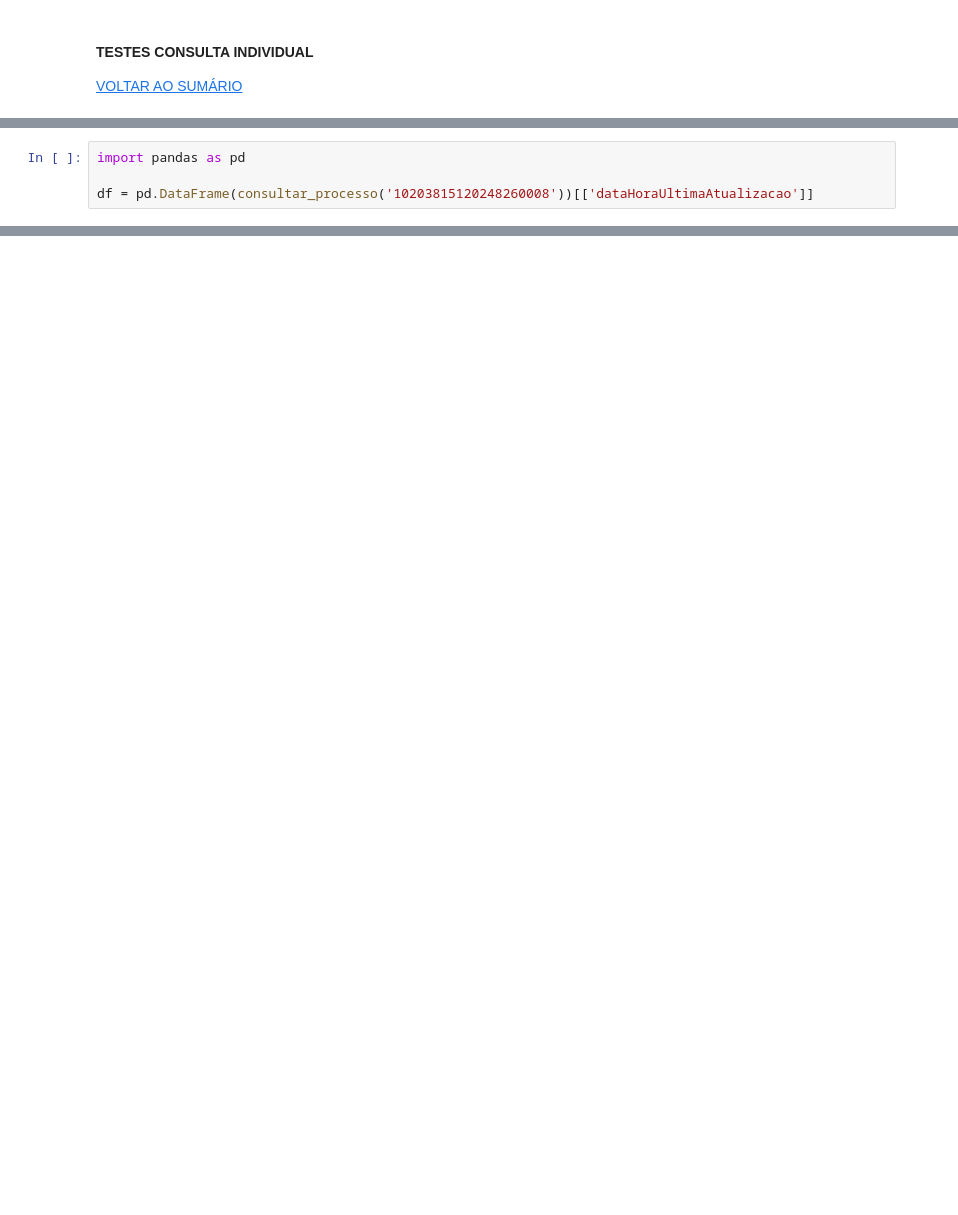
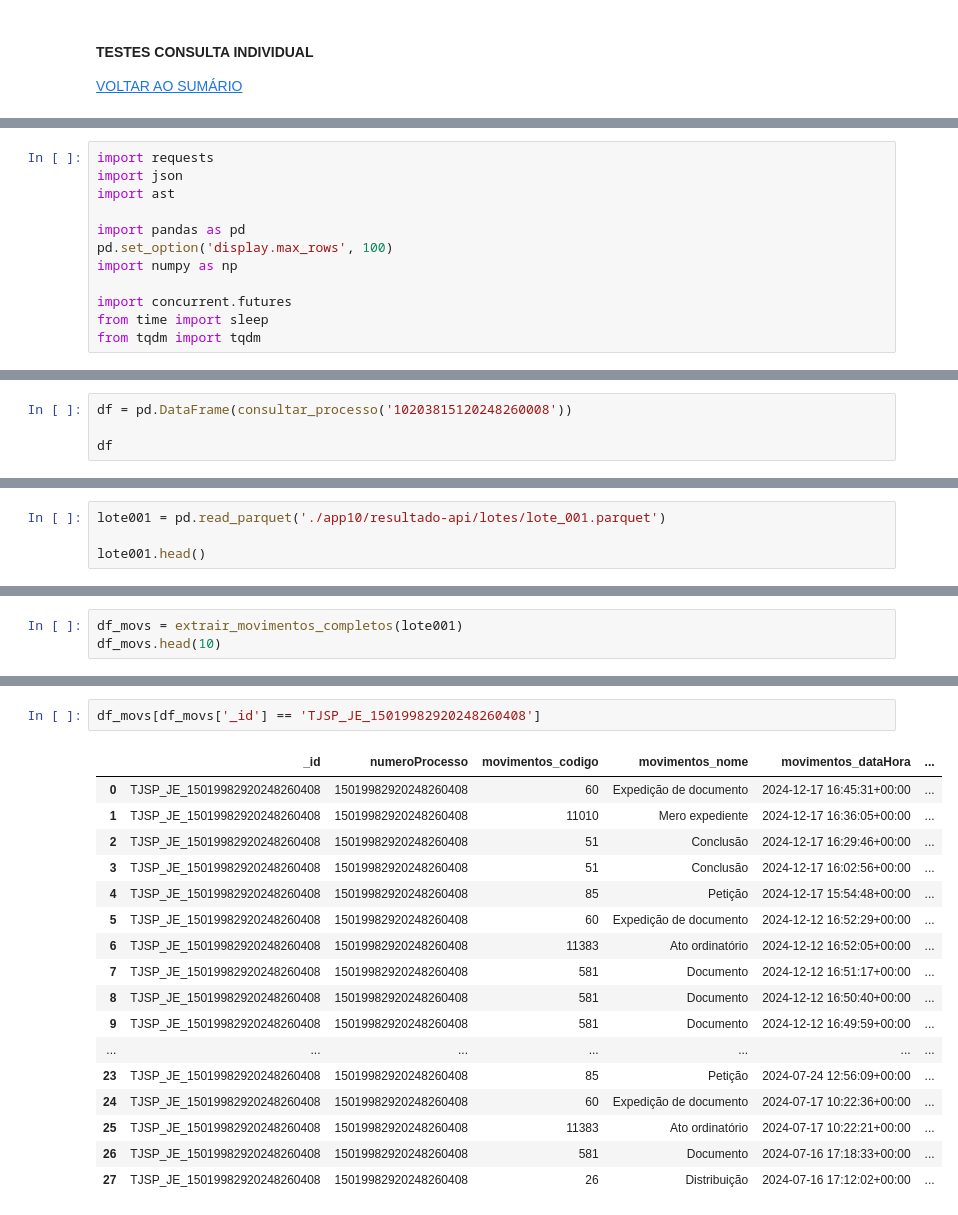
Before and after one commit to matheus-oscar/api_datajud, a Jupyter notebook: 01_api_datajud.ipynb, the cells around one changed output, grey strips where cells are left out. Drawn from its saved outputs; the diff is of its cells as text; blank space fills up the shorter version.

Commit message:
atualizacao_20250812

```diff
--- a/01_api_datajud.ipynb
+++ b/01_api_datajud.ipynb
@@ -292 +19,13 @@ parquet = pd.read_parquet('./app10/dados-processos/tjsp_processos.parquet')
+# %%
+import requests
+import json
+import ast
+
+import pandas as pd
+pd.set_option('display.max_rows', 100)
+import numpy as np
+
+import concurrent.futures
+from time import sleep
+from tqdm import tqdm
 # %%
@@ -344,4 +99,4 @@ def processar_em_lotes(lista, max_threads=5):
 # %%
-import pandas as pd
+df = pd.DataFrame(consultar_processo('10203815120248260008'))
 
-df = pd.DataFrame(consultar_processo('10203815120248260008'))[['dataHoraUltimaAtualizacao']]
+df
@@ -347,0 +180,4 @@ df = pd.DataFrame(consultar_processo('10203815120248260008'))[['dataHoraUltimaAt
+# %%
+lote001 = pd.read_parquet('./app10/resultado-api/lotes/lote_001.parquet')
+
+lote001.head()
@@ -347,0 +361,3 @@ df = pd.DataFrame(consultar_processo('10203815120248260008'))[['dataHoraUltimaAt
+# %%
+df_movs = extrair_movimentos_completos(lote001)
+df_movs.head(10)
@@ -347,0 +376,20 @@ df = pd.DataFrame(consultar_processo('10203815120248260008'))[['dataHoraUltimaAt
+# %%
+df_movs[df_movs['_id'] == 'TJSP_JE_15019982920248260408']
+# %% [output]
+|  | _id | numeroProcesso | movimentos_codigo | movimentos_nome | movimentos_dataHora | ... |
+| 0 | TJSP_JE_15019982920248260408 | 15019982920248260408 | 60 | Expedição de documento | 2024-12-17 16:45:31+00:00 | ... |
+| 1 | TJSP_JE_15019982920248260408 | 15019982920248260408 | 11010 | Mero expediente | 2024-12-17 16:36:05+00:00 | ... |
+| 2 | TJSP_JE_15019982920248260408 | 15019982920248260408 | 51 | Conclusão | 2024-12-17 16:29:46+00:00 | ... |
+| 3 | TJSP_JE_15019982920248260408 | 15019982920248260408 | 51 | Conclusão | 2024-12-17 16:02:56+00:00 | ... |
+| 4 | TJSP_JE_15019982920248260408 | 15019982920248260408 | 85 | Petição | 2024-12-17 15:54:48+00:00 | ... |
+| 5 | TJSP_JE_15019982920248260408 | 15019982920248260408 | 60 | Expedição de documento | 2024-12-12 16:52:29+00:00 | ... |
+| 6 | TJSP_JE_15019982920248260408 | 15019982920248260408 | 11383 | Ato ordinatório | 2024-12-12 16:52:05+00:00 | ... |
+| 7 | TJSP_JE_15019982920248260408 | 15019982920248260408 | 581 | Documento | 2024-12-12 16:51:17+00:00 | ... |
+| 8 | TJSP_JE_15019982920248260408 | 15019982920248260408 | 581 | Documento | 2024-12-12 16:50:40+00:00 | ... |
+| 9 | TJSP_JE_15019982920248260408 | 15019982920248260408 | 581 | Documento | 2024-12-12 16:49:59+00:00 | ... |
+| ... | ... | ... | ... | ... | ... | ... |
+| 23 | TJSP_JE_15019982920248260408 | 15019982920248260408 | 85 | Petição | 2024-07-24 12:56:09+00:00 | ... |
+| 24 | TJSP_JE_15019982920248260408 | 15019982920248260408 | 60 | Expedição de documento | 2024-07-17 10:22:36+00:00 | ... |
+| 25 | TJSP_JE_15019982920248260408 | 15019982920248260408 | 11383 | Ato ordinatório | 2024-07-17 10:22:21+00:00 | ... |
+| 26 | TJSP_JE_15019982920248260408 | 15019982920248260408 | 581 | Documento | 2024-07-16 17:18:33+00:00 | ... |
+| 27 | TJSP_JE_15019982920248260408 | 15019982920248260408 | 26 | Distribuição | 2024-07-16 17:12:02+00:00 | ... |
```
Also changed, not shown: parts of 93 cells of this notebook, 3 other files.
